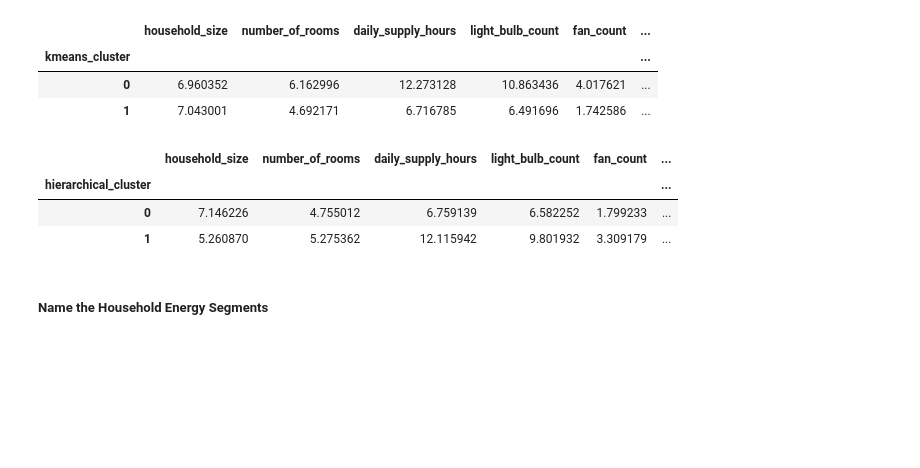
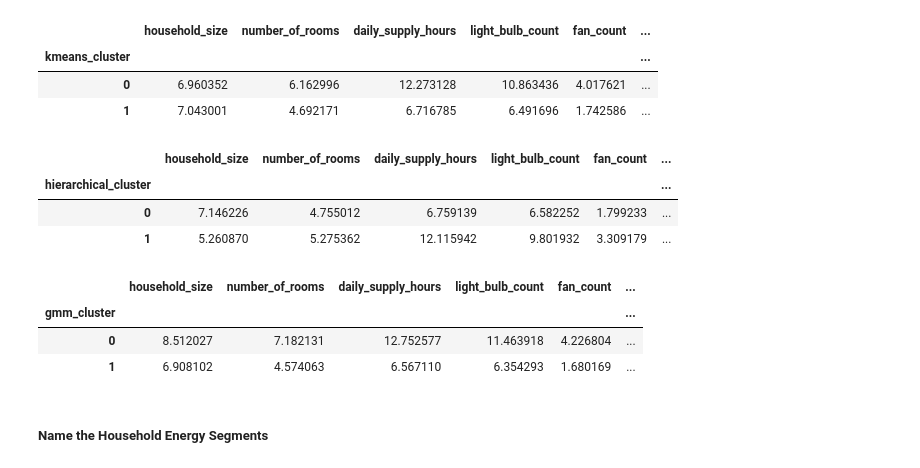
Before and after one commit to Paddyrey/TechCrush-Capstone-Group-11-Project, a Jupyter notebook: notebooks/Unsupervised_learning.ipynb, the cells around one changed output. Drawn from its saved outputs; the diff is of its cells as text; code cells hidden in the pictures; blank space fills up the shorter version.

```diff
--- a/notebooks/Unsupervised_learning.ipynb
+++ b/notebooks/Unsupervised_learning.ipynb
@@ -367,6 +467,17 @@ hierarchical_cluster_profile
 | hierarchical_cluster |  |  |  |  |  | ... |
 | 0 | 7.146226 | 4.755012 | 6.759139 | 6.582252 | 1.799233 | ... |
 | 1 | 5.260870 | 5.275362 | 12.115942 | 9.801932 | 3.309179 | ... |
+# %%
+# GMM Cluster Profile
+
+gmm_cluster_profile = energy_df.groupby('gmm_cluster')[clustering_features].mean()
+
+gmm_cluster_profile
+# %% [output]
+|  | household_size | number_of_rooms | daily_supply_hours | light_bulb_count | fan_count | ... |
+| gmm_cluster |  |  |  |  |  | ... |
+| 0 | 8.512027 | 7.182131 | 12.752577 | 11.463918 | 4.226804 | ... |
+| 1 | 6.908102 | 4.574063 | 6.567110 | 6.354293 | 1.680169 | ... |
 # %% [markdown]
 ##### Name the Household Energy Segments
 # %%
```
Also changed, not shown: parts of 7 cells of this notebook.
